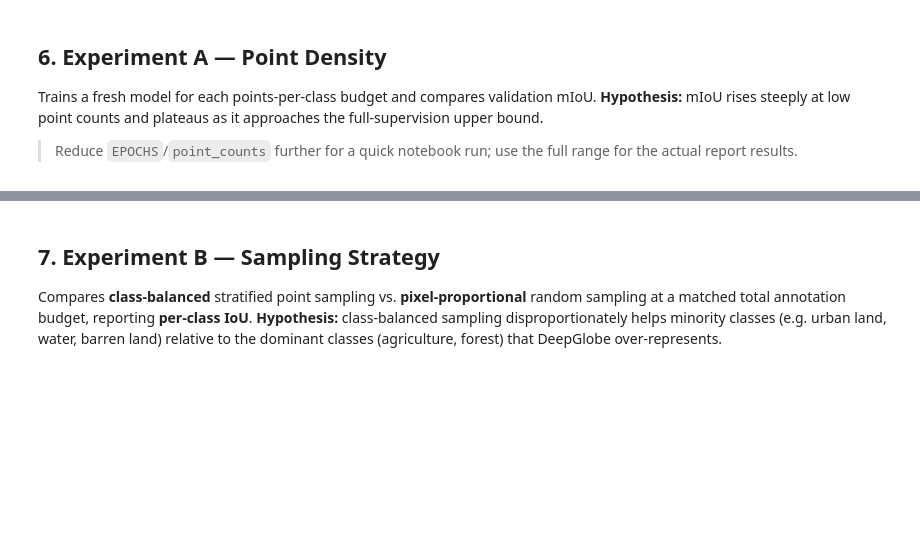
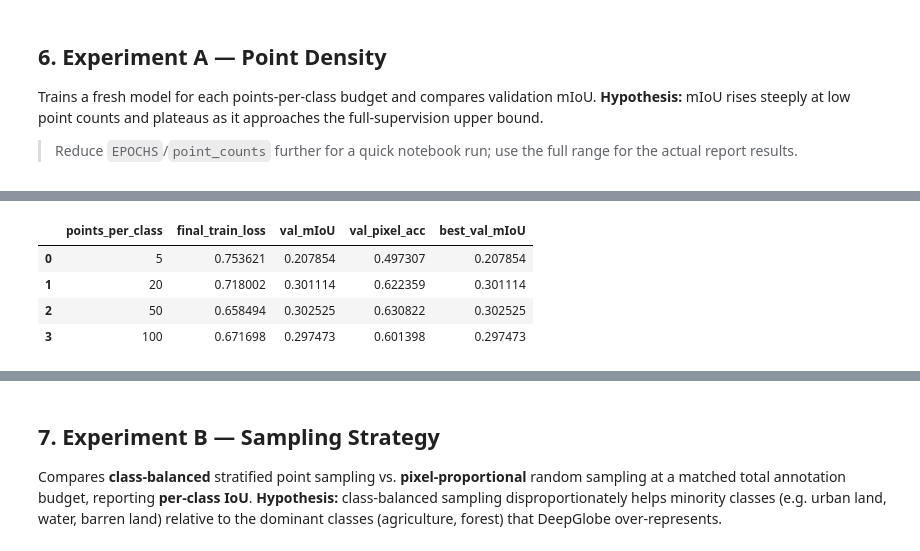
Before and after one commit to huzaifa1-0/Point-Supervised-Segmentation-with-Partial-Cross-Entropy-Loss, a Jupyter notebook: notebooks/DeepGlobe_PartialCE.ipynb, the cells around one changed output, grey strips where cells are left out. Drawn from its saved outputs; the diff is of its cells as text; code cells hidden in the pictures; blank space fills up the shorter version.

```diff
--- a/notebooks/DeepGlobe_PartialCE.ipynb
+++ b/notebooks/DeepGlobe_PartialCE.ipynb
@@ -236,7 +304,7 @@ approaches the full-supervision upper bound.
 > Reduce `EPOCHS`/`point_counts` further for a quick notebook run; use the full
 > range for the actual report results.
 # %%
-exp_config = TrainConfig(epochs=30, lr=1e-3, batch_size=BATCH_SIZE, num_workers=0, device=train_config.device)
+exp_config = TrainConfig(epochs=3, lr=1e-3, batch_size=BATCH_SIZE, num_workers=0, device=train_config.device)
 
 df_density = run_point_density_experiment(
     train_tiles, val_tiles,
@@ -247,3 +315,4 @@ df_density = run_point_density_experiment(
     seed=0,
 )
 df_density
+# %% [output]
@@ -250,3 +336,8 @@ df_density
+|  | points_per_class | final_train_loss | val_mIoU | val_pixel_acc | best_val_mIoU |
+| 0 | 5 | 0.753621 | 0.207854 | 0.497307 | 0.207854 |
+| 1 | 20 | 0.718002 | 0.301114 | 0.622359 | 0.301114 |
+| 2 | 50 | 0.658494 | 0.302525 | 0.630822 | 0.302525 |
+| 3 | 100 | 0.671698 | 0.297473 | 0.601398 | 0.297473 |
 # %%
 plt.figure(figsize=(6,4))
 plt.plot(df_density["points_per_class"], df_density["val_mIoU"], marker="o")
```
Also changed, not shown: parts of 15 cells of this notebook, 4 other files.
